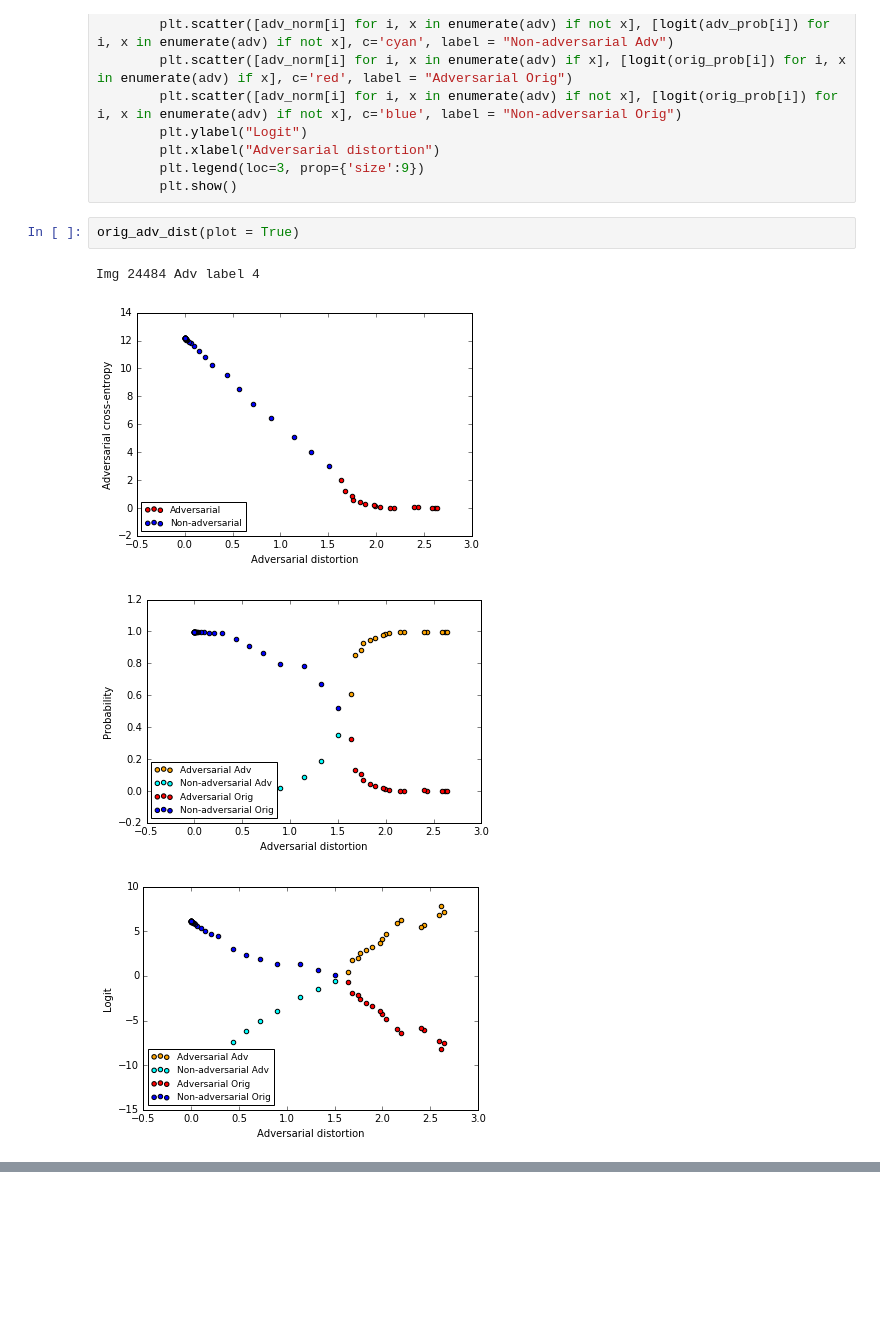
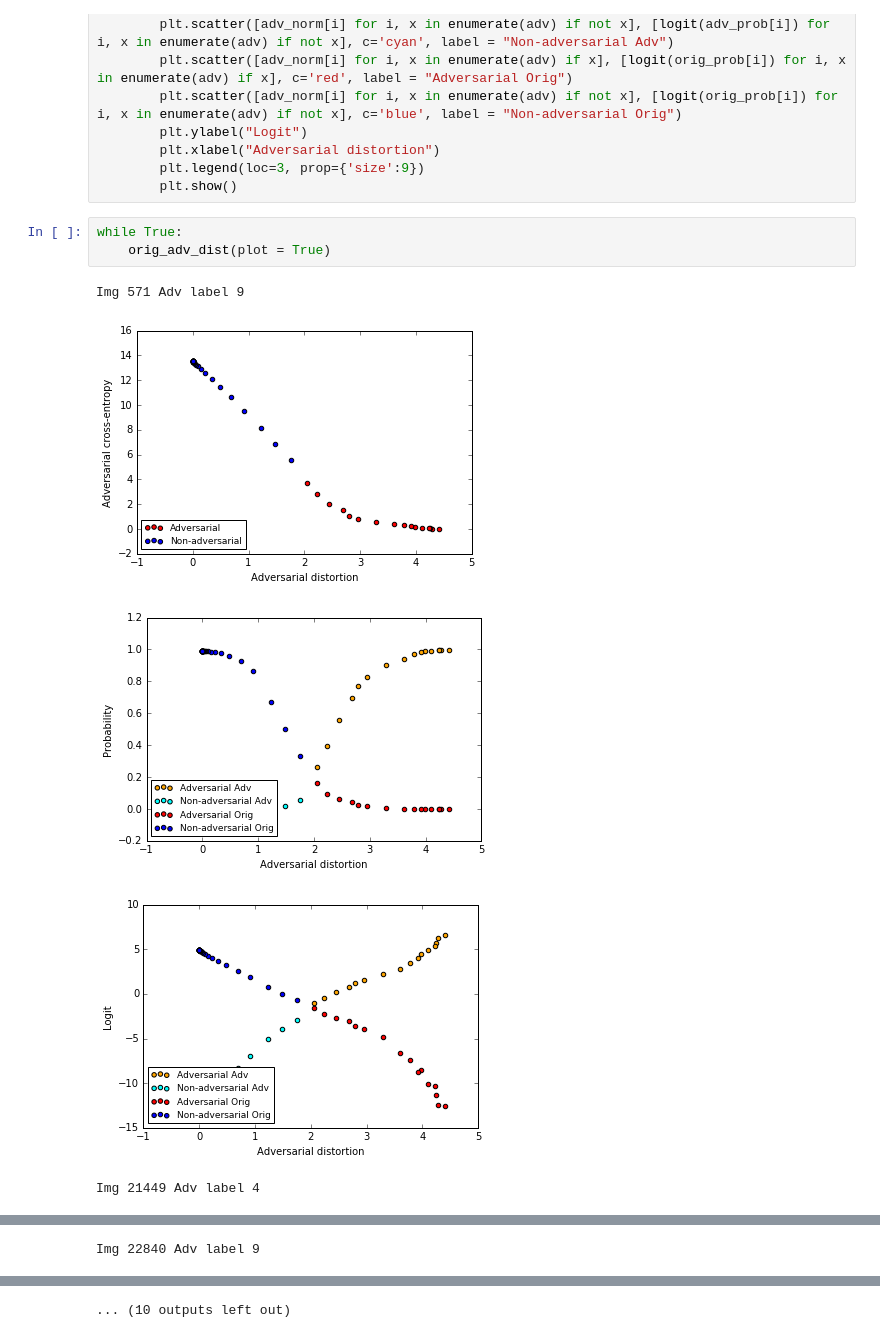
Before and after one commit to tabacof/adv_vae, a Jupyter notebook: svhn_clf.ipynb, the cells around one changed output, grey strips where cells are left out. Drawn from its saved outputs; the diff is of its cells as text; blank space fills up the shorter version.

```diff
--- a/svhn_clf.ipynb
+++ b/svhn_clf.ipynb
@@ -252,9 +252,11 @@ def orig_adv_dist(orig_img = None, plot = False):
         plt.legend(loc=3, prop={'size':9})
         plt.show()
 # %%
-orig_adv_dist(plot = True)
+while True:
+    orig_adv_dist(plot = True)
 # %% [output]
-Img 24484 Adv label 4
+Img 571 Adv label 9
-[figure, old version]
+[figure, new version]
-[figure, old version]
+[figure, new version]
-[figure, old version]
+[figure, new version]
+Img 21449 Adv label 4
@@ -260,0 +266 @@ Img 24484 Adv label 4
+Img 22840 Adv label 9
@@ -260,0 +270 @@ Img 24484 Adv label 4
+... (10 outputs left out)
```
Also changed, not shown: parts of 4 cells of this notebook, 1 other file.
